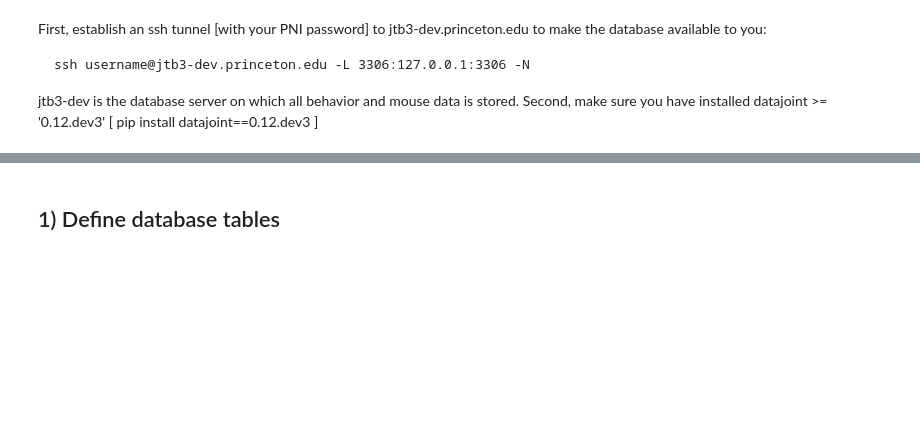
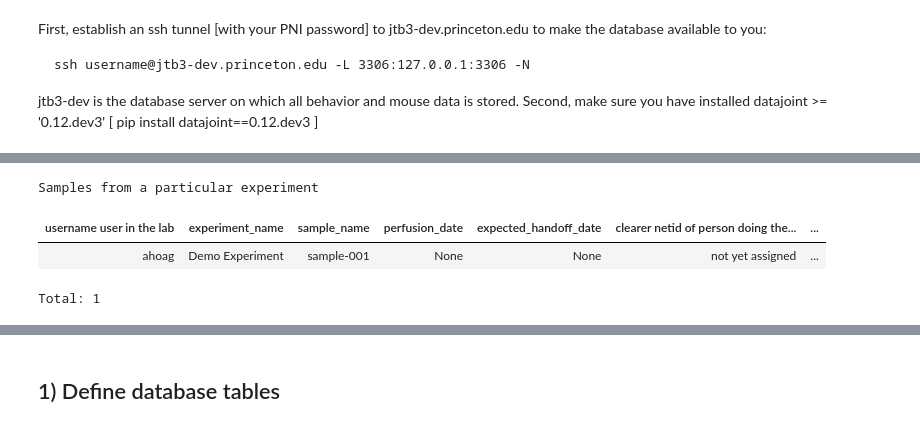
Before and after one commit to BrainCOGS/lightserv, a Jupyter notebook: notebooks/datajoint_sandbox.ipynb, the cells around one changed output, grey strips where cells are left out. Saved outputs shown, nothing was run; the diff lists cells and outputs as text; code cells hidden in the pictures; blank space fills up the shorter version.

```diff
--- a/notebooks/datajoint_sandbox.ipynb
+++ b/notebooks/datajoint_sandbox.ipynb
@@ -29,2 +47,9 @@ dj.__version__
+# %%
+schema.Sample()
+# %% [output]
+Samples from a particular experiment
+| username user in the lab | experiment_name | sample_name | perfusion_date | expected_handoff_date | clearer netid of person doing the... | ... |
+| ahoag | Demo Experiment | sample-001 | None | None | not yet assigned | ... |
+Total: 1
 # %%
 schema = dj.create_virtual_module("ahoag_lightsheet_demo","ahoag_lightsheet_demo")
```
Also changed, not shown: parts of 92 cells of this notebook, 3 other files.
